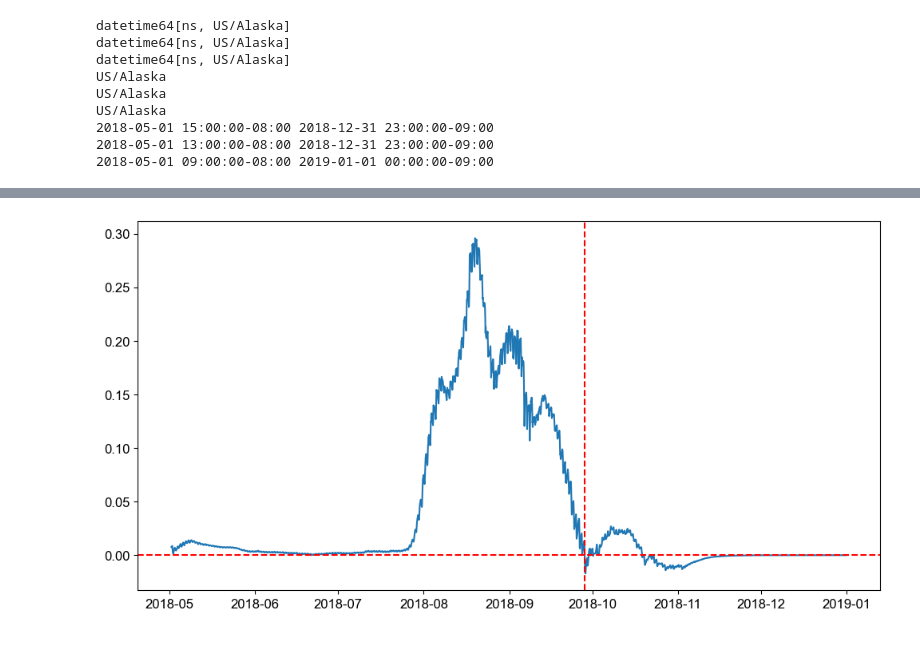
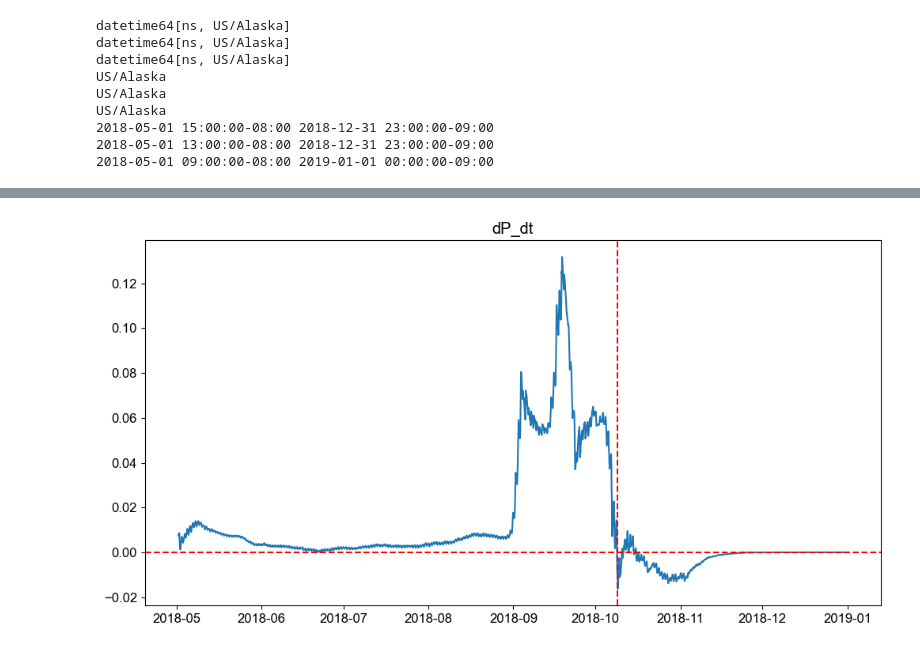
Before and after one commit to ashah1030/senior_thesis, a Jupyter notebook: NP_full_2018_model.ipynb, the cells around one changed output, grey strips where cells are left out. Cells and saved outputs as stored; diff of their text form; code cells hidden in the pictures.

```diff
--- a/NP_full_2018_model.ipynb
+++ b/NP_full_2018_model.ipynb
@@ -220,7 +245,7 @@ Text(0.5, 1.0, 'Cumulative Light Limitation (in response to pulses)')
 # %%
 light_data_mod_pulses = pd.DataFrame({
         'time': light_data_2018.time,
-        'approxPAR': decayed_data_six
+        'approxPAR': decayed_data_five
     })
 # %%
 print(light_data_mod_pulses['time'].dtype)
@@ -437,5 +464,6 @@ ax4.axvline(x=timestamp[first_negative_index], color='r', linestyle='--', label=
 ax4.axhline(y=0, color='r', linestyle='--', label='First Negative Value')
 
 print(timestamp[first_negative_index])
+plt.title('dP_dt')
 plt.savefig('/Users/anjalishah/Desktop/Senior_Thesis/Figures/dp_dt.jpg', dpi=300, bbox_inches='tight')
 # %% [output]
@@ -444,4 +472,4 @@ First negative value -0.002602074221705518 occurs at 3592
-[figure, old version]
+[figure, new version]
 # %%
 fig, ax4 = plt.subplots(figsize=(12, 6))
 ax4.scatter(timestamp, I_frac)
```
Also changed, not shown: parts of 16 cells of this notebook.
